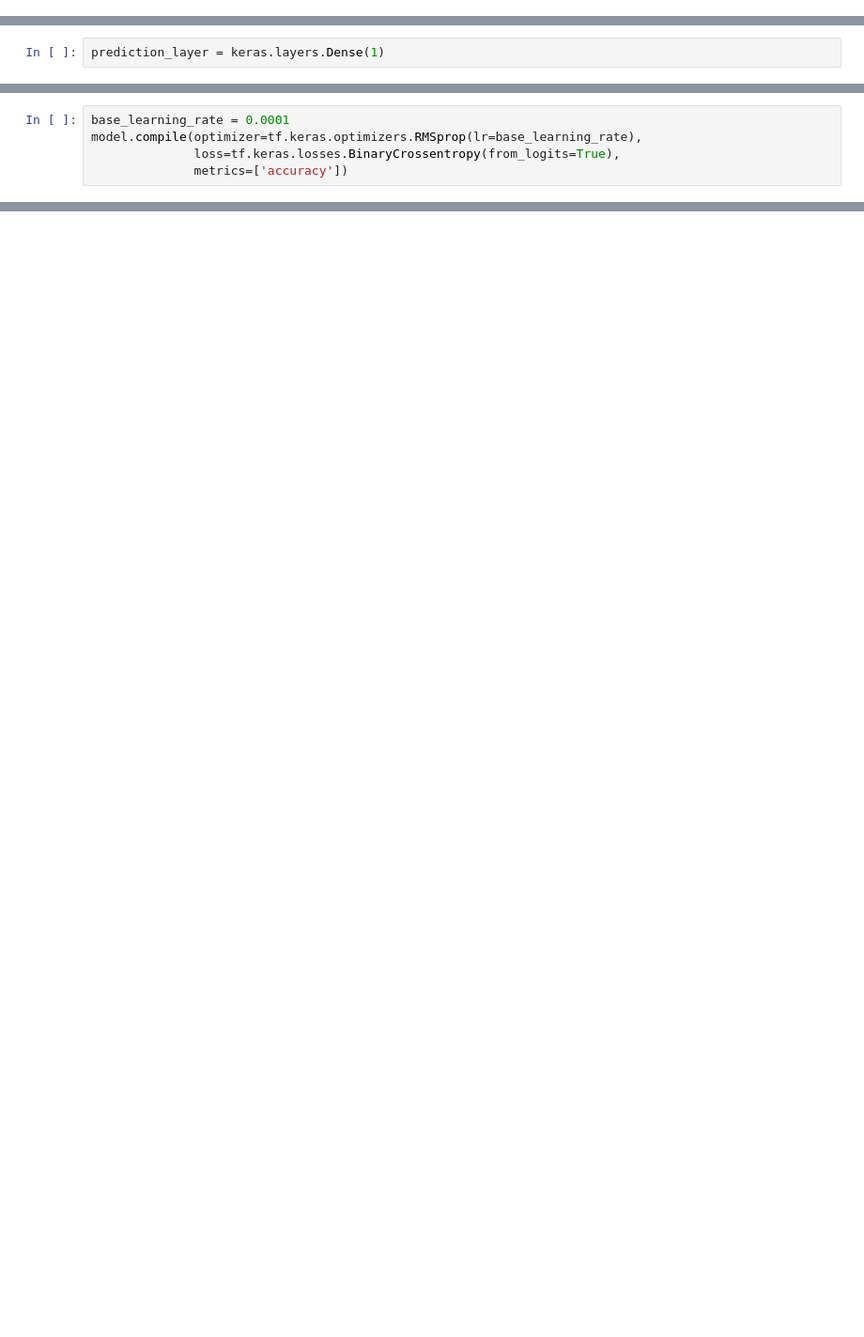
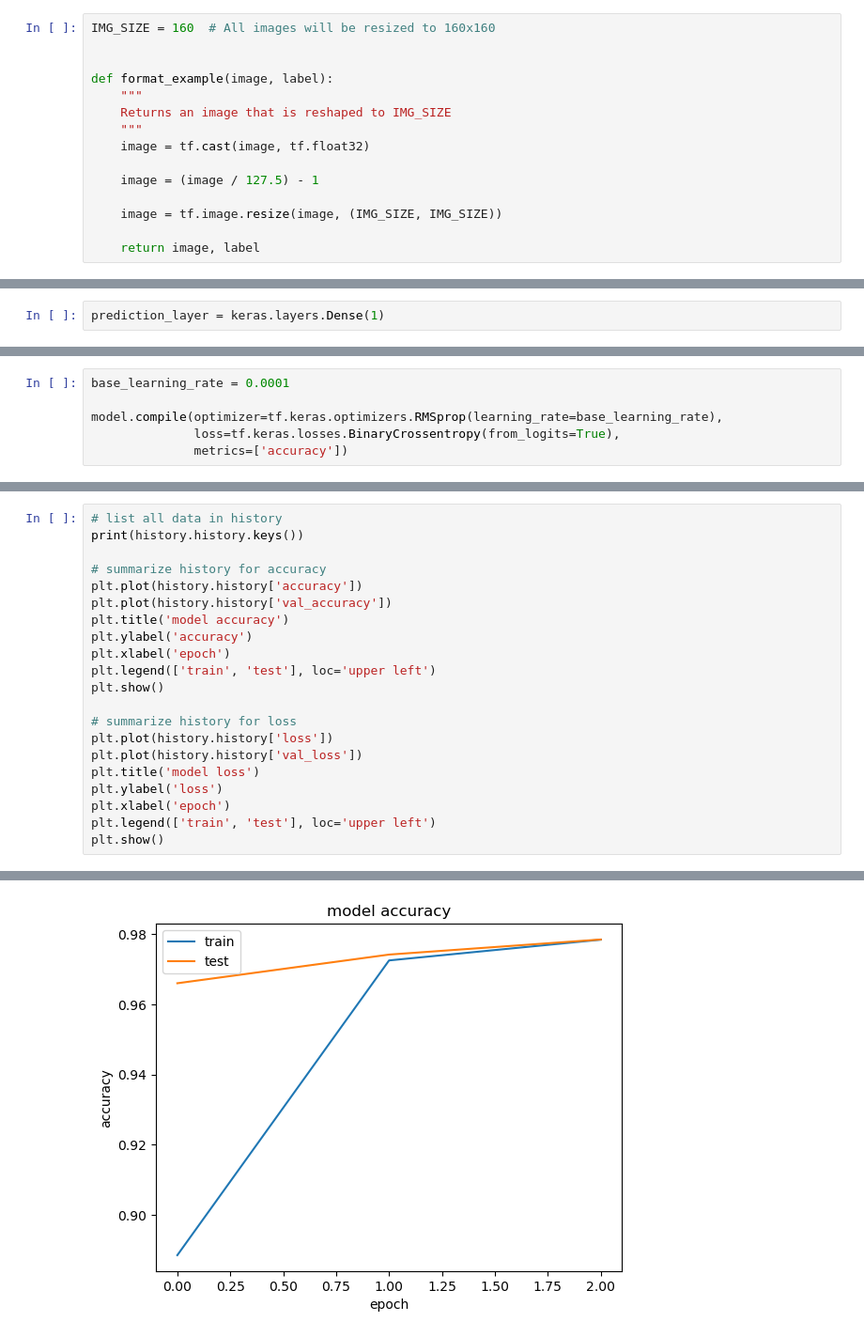
Before and after one commit to tdiprima/ML-Python-Projects, a Jupyter notebook: TensorFlow/tensorflow-complete-course/Computer_Vision.ipynb, the cells around one changed output, grey strips where cells are left out. Shown at 94% size. Saved outputs shown, nothing was run; the diff lists cells and outputs as text; blank space fills up the shorter version.

```diff
--- a/TensorFlow/tensorflow-complete-course/Computer_Vision.ipynb
+++ b/TensorFlow/tensorflow-complete-course/Computer_Vision.ipynb
@@ -311,0 +495,15 @@ Let's have a look at our images now.
+# %%
+IMG_SIZE = 160  # All images will be resized to 160x160
+
+
+def format_example(image, label):
+    """
+    Returns an image that is reshaped to IMG_SIZE
+    """
+    image = tf.cast(image, tf.float32)
+
+    image = (image / 127.5) - 1
+
+    image = tf.image.resize(image, (IMG_SIZE, IMG_SIZE))
+
+    return image, label
@@ -385,6 +706,7 @@ Now we will train and compile the model. We will use a very small learning rate
 # %%
 base_learning_rate = 0.0001
-model.compile(optimizer=tf.keras.optimizers.RMSprop(lr=base_learning_rate),
+
+model.compile(optimizer=tf.keras.optimizers.RMSprop(learning_rate=base_learning_rate),
               loss=tf.keras.losses.BinaryCrossentropy(from_logits=True),
               metrics=['accuracy'])
 # %%
@@ -413,0 +780,22 @@ https://github.com/tensorflow/models/tree/master/research/object_detection
+# %%
+# list all data in history
+print(history.history.keys())
+
+# summarize history for accuracy
+plt.plot(history.history['accuracy'])
+plt.plot(history.history['val_accuracy'])
+plt.title('model accuracy')
+plt.ylabel('accuracy')
+plt.xlabel('epoch')
+plt.legend(['train', 'test'], loc='upper left')
+plt.show()
+
+# summarize history for loss
+plt.plot(history.history['loss'])
+plt.plot(history.history['val_loss'])
+plt.title('model loss')
+plt.ylabel('loss')
+plt.xlabel('epoch')
+plt.legend(['train', 'test'], loc='upper left')
+plt.show()
+# %% [output]
@@ -413,0 +803 @@ https://github.com/tensorflow/models/tree/master/research/object_detection
+[figure, added]
```
Also changed, not shown: parts of 115 cells of this notebook, 18 other files.
